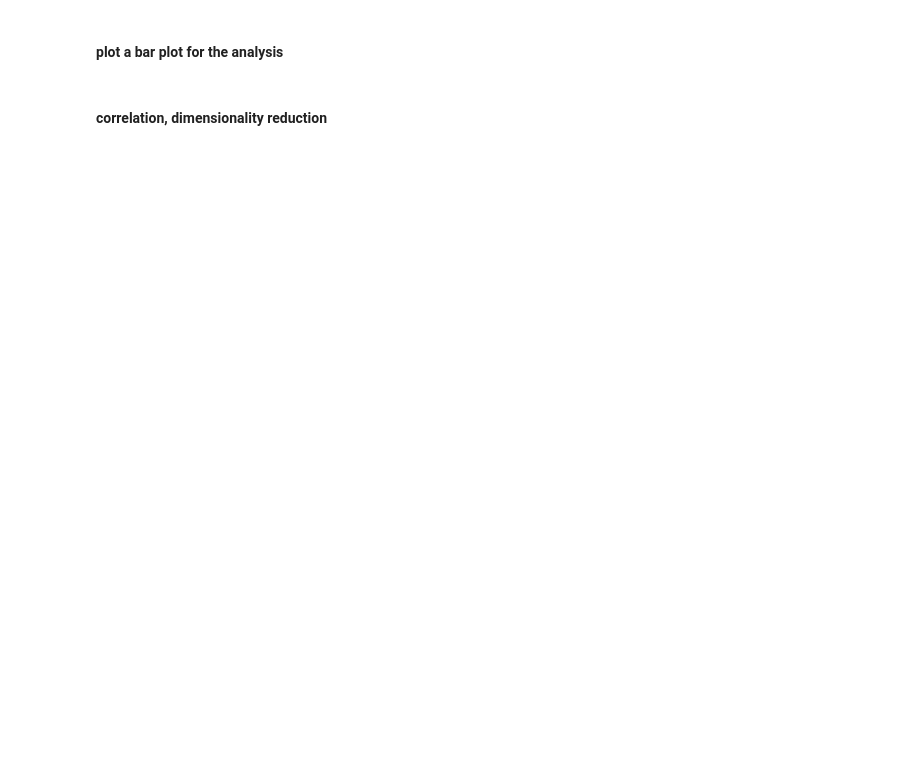
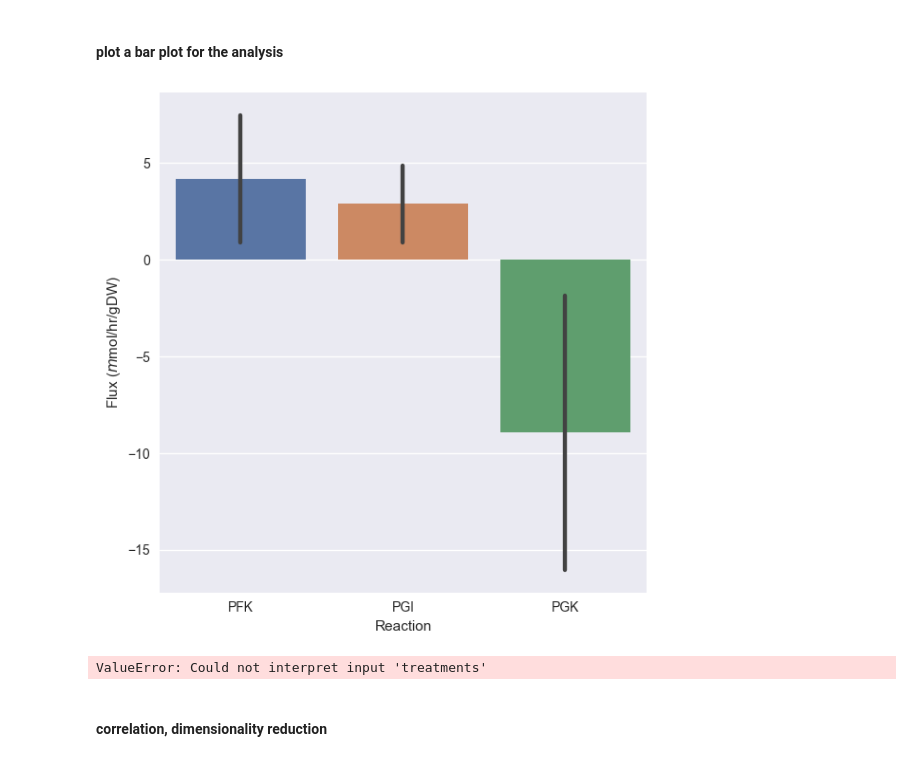
Before and after one commit to qwerty239qwe/pipeGEM, a Jupyter notebook: docs/source/tutorial/5_flux_simulation.ipynb, the cells around one changed output. Drawn from its saved outputs; the diff is of its cells as text; code cells hidden in the pictures; blank space fills up the shorter version.

```diff
--- a/docs/source/tutorial/5_flux_simulation.ipynb
+++ b/docs/source/tutorial/5_flux_simulation.ipynb
@@ -18,4 +23,6 @@ ecoli = load_remote_model("e_coli_core")
 # %%
-group = Group({"ecoli_g1": {"e11": ecoli, "e12": random_perturb(ecoli.copy())},
-                "ecoli_g2": {"e21": random_perturb(ecoli.copy()), "e22": ecoli}}, name_tag="G2",
+group = Group({"ecoli_g1": {"e11": ecoli,
+                            "e12": random_perturb(ecoli.copy(), structure_ratio=0.99)},
+                "ecoli_g2": {"e21": random_perturb(ecoli.copy(), structure_ratio=0.99, constr_ratio=0.9),
+                             "e22": ecoli}}, name_tag="G2",
                 treatments={"e11": "A", "e12": "B", "e21": "B", "e22": "A"})
@@ -29,6 +62,10 @@ pFBA_result = group.do_flux_analysis(method="pFBA")
 #### plot a bar plot for the analysis
 # %%
 pFBA_result.plot(rxn_ids=["PFK", "PGI", "PGK"], aspect=1)
+pFBA_result.plot(rxn_ids=["PFK", "PGI", "PGK"], group_by="treatments", aspect=1)
+# %% [output]
+[figure, added]
+ValueError: Could not interpret input 'treatments'
 # %% [markdown]
 #### correlation, dimensionality reduction
 # %%
```
Also changed, not shown: parts of 12 cells of this notebook, 10 other files.
